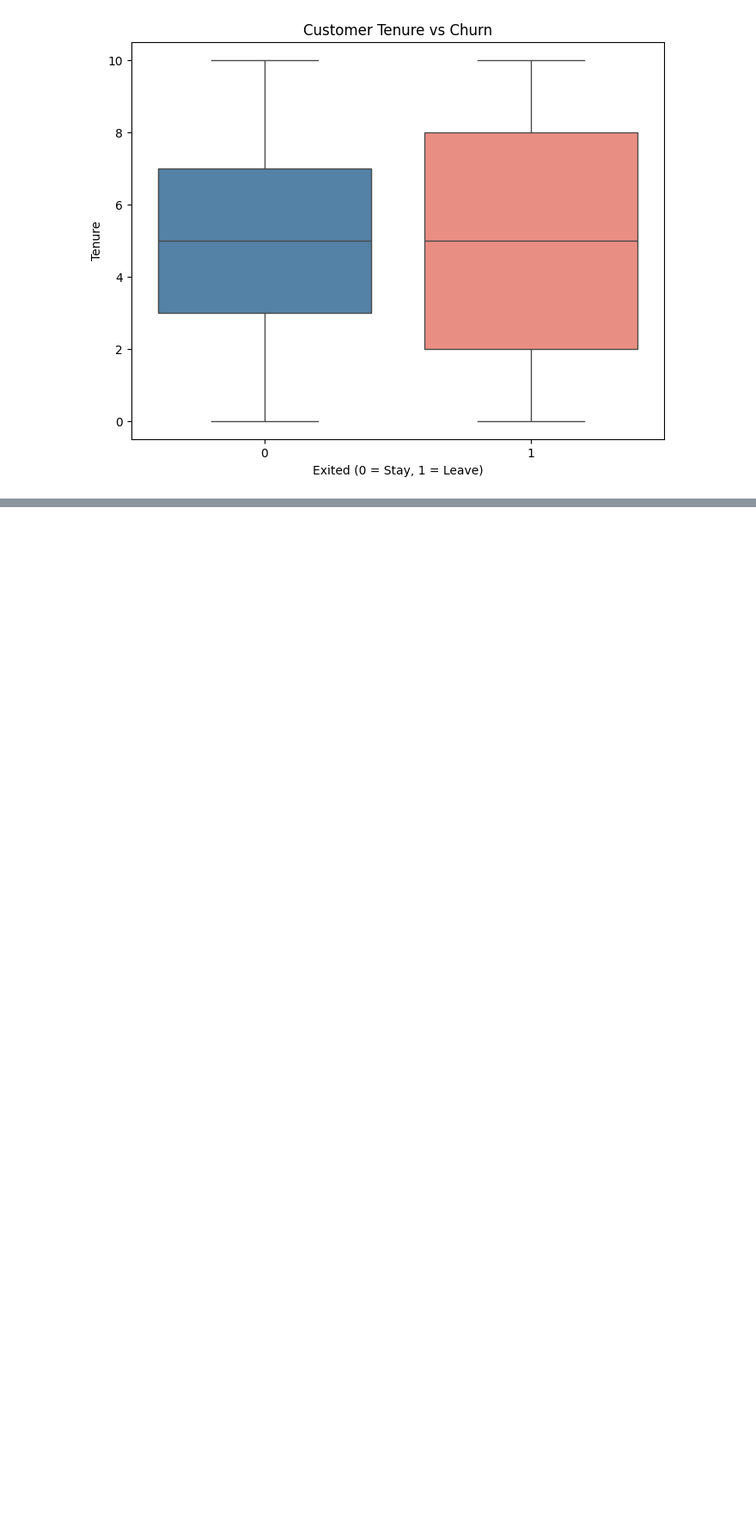
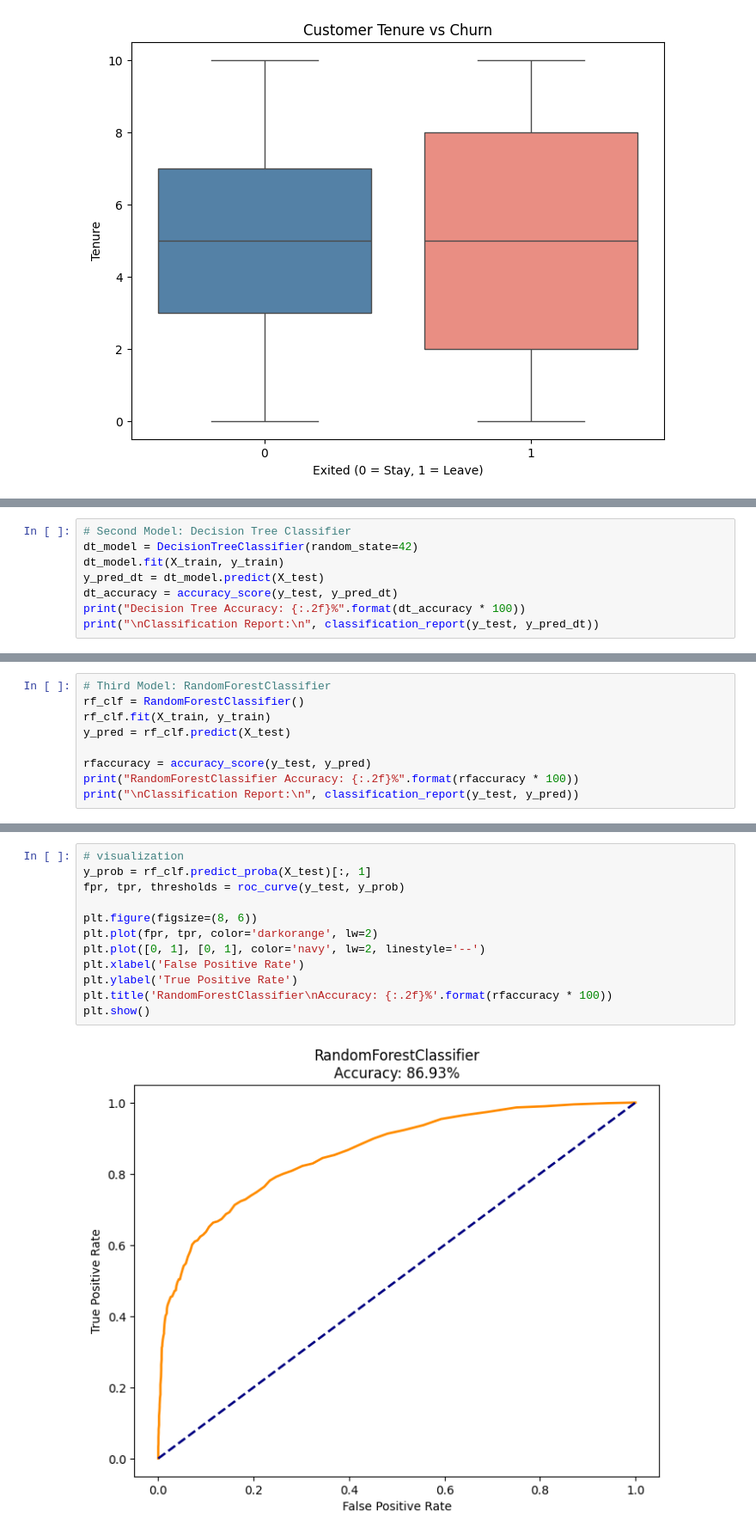
Before and after one commit to timoajayi/capstone-customer-churn-prediction, a Jupyter notebook: Customer_churn_prediction.ipynb, the cells around one changed output, grey strips where cells are left out. Shown at 86% size. Cells and saved outputs as stored; diff of their text form; blank space fills up the shorter version.

```diff
--- a/Customer_churn_prediction.ipynb
+++ b/Customer_churn_prediction.ipynb
@@ -213,0 +421,8 @@ plt.show()
+# %%
+# Second Model: Decision Tree Classifier
+dt_model = DecisionTreeClassifier(random_state=42)
+dt_model.fit(X_train, y_train)
+y_pred_dt = dt_model.predict(X_test)
+dt_accuracy = accuracy_score(y_test, y_pred_dt)
+print("Decision Tree Accuracy: {:.2f}%".format(dt_accuracy * 100))
+print("\nClassification Report:\n", classification_report(y_test, y_pred_dt))
@@ -213,0 +441,9 @@ plt.show()
+# %%
+# Third Model: RandomForestClassifier
+rf_clf = RandomForestClassifier()
+rf_clf.fit(X_train, y_train)
+y_pred = rf_clf.predict(X_test)
+
+rfaccuracy = accuracy_score(y_test, y_pred)
+print("RandomForestClassifier Accuracy: {:.2f}%".format(rfaccuracy * 100))
+print("\nClassification Report:\n", classification_report(y_test, y_pred))
@@ -213,0 +462,14 @@ plt.show()
+# %%
+# visualization
+y_prob = rf_clf.predict_proba(X_test)[:, 1]
+fpr, tpr, thresholds = roc_curve(y_test, y_prob)
+
+plt.figure(figsize=(8, 6))
+plt.plot(fpr, tpr, color='darkorange', lw=2)
+plt.plot([0, 1], [0, 1], color='navy', lw=2, linestyle='--')
+plt.xlabel('False Positive Rate')
+plt.ylabel('True Positive Rate')
+plt.title('RandomForestClassifier\nAccuracy: {:.2f}%'.format(rfaccuracy * 100))
+plt.show()
+# %% [output]
+[figure, added]
```
Also changed, not shown: parts of 25 cells of this notebook, 3 other files.
